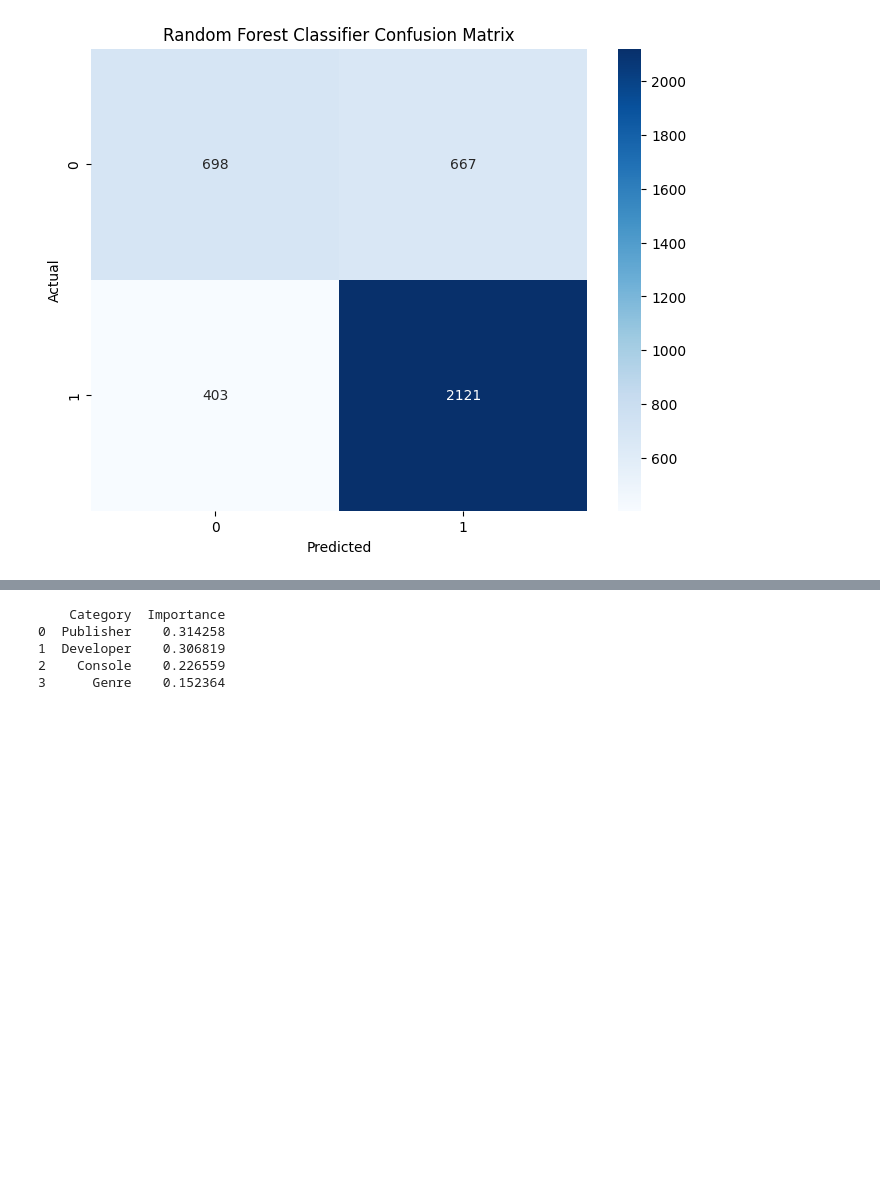
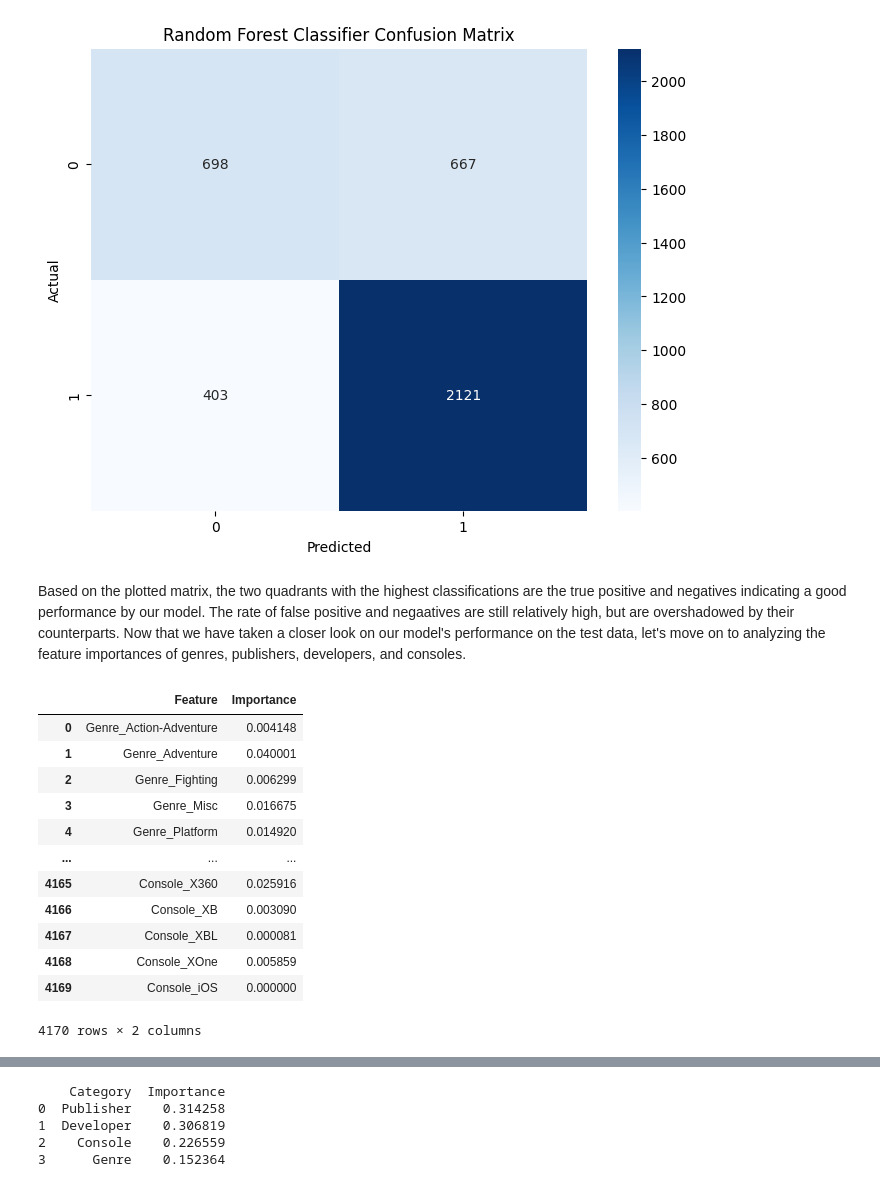
Before and after one commit to ShivDae/CMSC320-FinalProject, a Jupyter notebook: FinalDeliverable.ipynb, the cells around one changed output, grey strips where cells are left out. Saved outputs shown, nothing was run; the diff lists cells and outputs as text; code cells hidden in the pictures; blank space fills up the shorter version.

```diff
--- a/FinalDeliverable.ipynb
+++ b/FinalDeliverable.ipynb
@@ -372,3 +409,29 @@ plt.ylabel('Actual')
 plt.show()
 # %% [output]
 [figure]
+# %% [markdown]
+Based on the plotted matrix, the two quadrants with the highest classifications are the true positive and negatives indicating a good performance by our model. The rate of false positive and negaatives are still relatively high, but are overshadowed by their counterparts. Now that we have taken a closer look on our model's performance on the test data, let's move on to analyzing the feature importances of genres, publishers, developers, and consoles.
+# %%
+feature_importances = model.feature_importances_
+features = X_encoded.columns
+
+feature_importance_df = pd.DataFrame({
+    'Feature': features,
+    'Importance': feature_importances
+})
+
+feature_importance_df
+# %% [output]
+|  | Feature | Importance |
+| 0 | Genre_Action-Adventure | 0.004148 |
+| 1 | Genre_Adventure | 0.040001 |
+| 2 | Genre_Fighting | 0.006299 |
+| 3 | Genre_Misc | 0.016675 |
+| 4 | Genre_Platform | 0.014920 |
+| ... | ... | ... |
+| 4165 | Console_X360 | 0.025916 |
+| 4166 | Console_XB | 0.003090 |
+| 4167 | Console_XBL | 0.000081 |
+| 4168 | Console_XOne | 0.005859 |
+| 4169 | Console_iOS | 0.000000 |
+4170 rows × 2 columns
```
Also changed, not shown: parts of 34 cells of this notebook.
